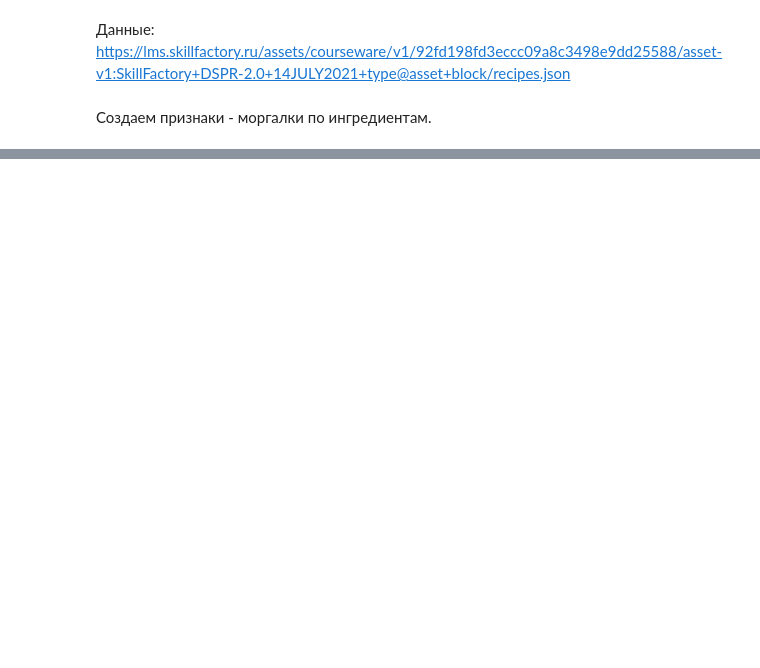
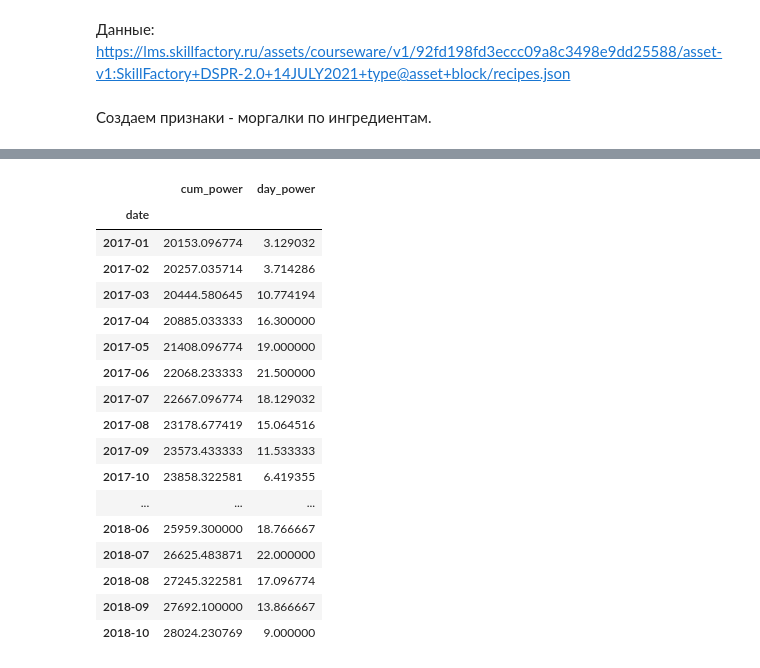
Before and after one commit to pikiby/data_science_learning, a Jupyter notebook: Examples and tests/python 2/example.ipynb, the cells around one changed output, grey strips where cells are left out. Cells and saved outputs as stored; diff of their text form; code cells hidden in the pictures; blank space fills up the shorter version.

```diff
--- a/Examples and tests/python 2/example.ipynb
+++ b/Examples and tests/python 2/example.ipynb
@@ -37,0 +102,8 @@ FileNotFoundError: [Errno 2] No such file or directory: 'recipes.json'
+# %%
+products ={'a':10,'b':20}
+stocks ={'a':10,'b':20}
+
+for i in stocks:
+    print (i)
+
+stocks['a']
@@ -37,0 +163,3 @@ FileNotFoundError: [Errno 2] No such file or directory: 'recipes.json'
+# %%
+solar_data = pd.read_csv('data/solarpower.zip')
+solar_data.head()
@@ -37,0 +173,5 @@ FileNotFoundError: [Errno 2] No such file or directory: 'recipes.json'
+# %%
+for i in solar_data.index:
+    if solar_data['cum_power'].loc[i] == -1:
+        print (i)
+        solar_data['cum_power'].loc[i] = (solar_data['cum_power'].loc[i-1]+solar_data['cum_power'].loc[i+1])/2
@@ -37,0 +185,8 @@ FileNotFoundError: [Errno 2] No such file or directory: 'recipes.json'
+# %%
+for i in solar_data.index:
+    if i == 0:
+        solar_data['day_power'].loc[i] = 0
+    else:
+        solar_data['day_power'].loc[i]=solar_data['cum_power'].loc[i]-solar_data['cum_power'].loc[i-1]
+
+solar_data.head()
@@ -37,0 +208,23 @@ FileNotFoundError: [Errno 2] No such file or directory: 'recipes.json'
+# %%
+date_m = solar_data['date'].dt.to_period(freq = 'M')
+
+solar_data.groupby(solar_data['date'].dt.to_period(freq = 'M')).mean()
+# %% [output]
+|  | cum_power | day_power |
+| date |  |  |
+| 2017-01 | 20153.096774 | 3.129032 |
+| 2017-02 | 20257.035714 | 3.714286 |
+| 2017-03 | 20444.580645 | 10.774194 |
+| 2017-04 | 20885.033333 | 16.300000 |
+| 2017-05 | 21408.096774 | 19.000000 |
+| 2017-06 | 22068.233333 | 21.500000 |
+| 2017-07 | 22667.096774 | 18.129032 |
+| 2017-08 | 23178.677419 | 15.064516 |
+| 2017-09 | 23573.433333 | 11.533333 |
+| 2017-10 | 23858.322581 | 6.419355 |
+| ... | ... | ... |
+| 2018-06 | 25959.300000 | 18.766667 |
+| 2018-07 | 26625.483871 | 22.000000 |
+| 2018-08 | 27245.322581 | 17.096774 |
+| 2018-09 | 27692.100000 | 13.866667 |
+| 2018-10 | 28024.230769 | 9.000000 |
```
Also changed, not shown: parts of 16 cells of this notebook, 3 other files.
